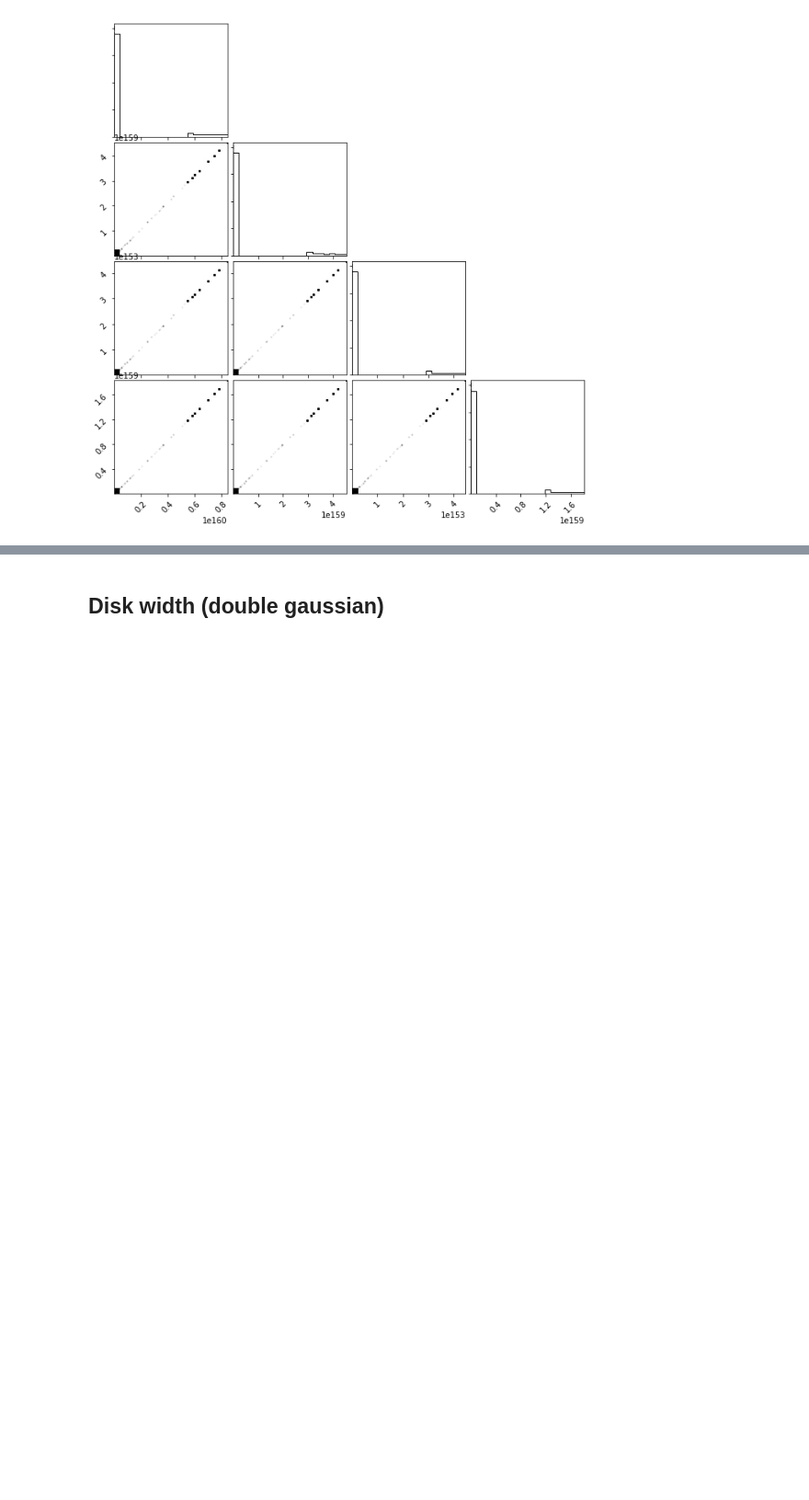
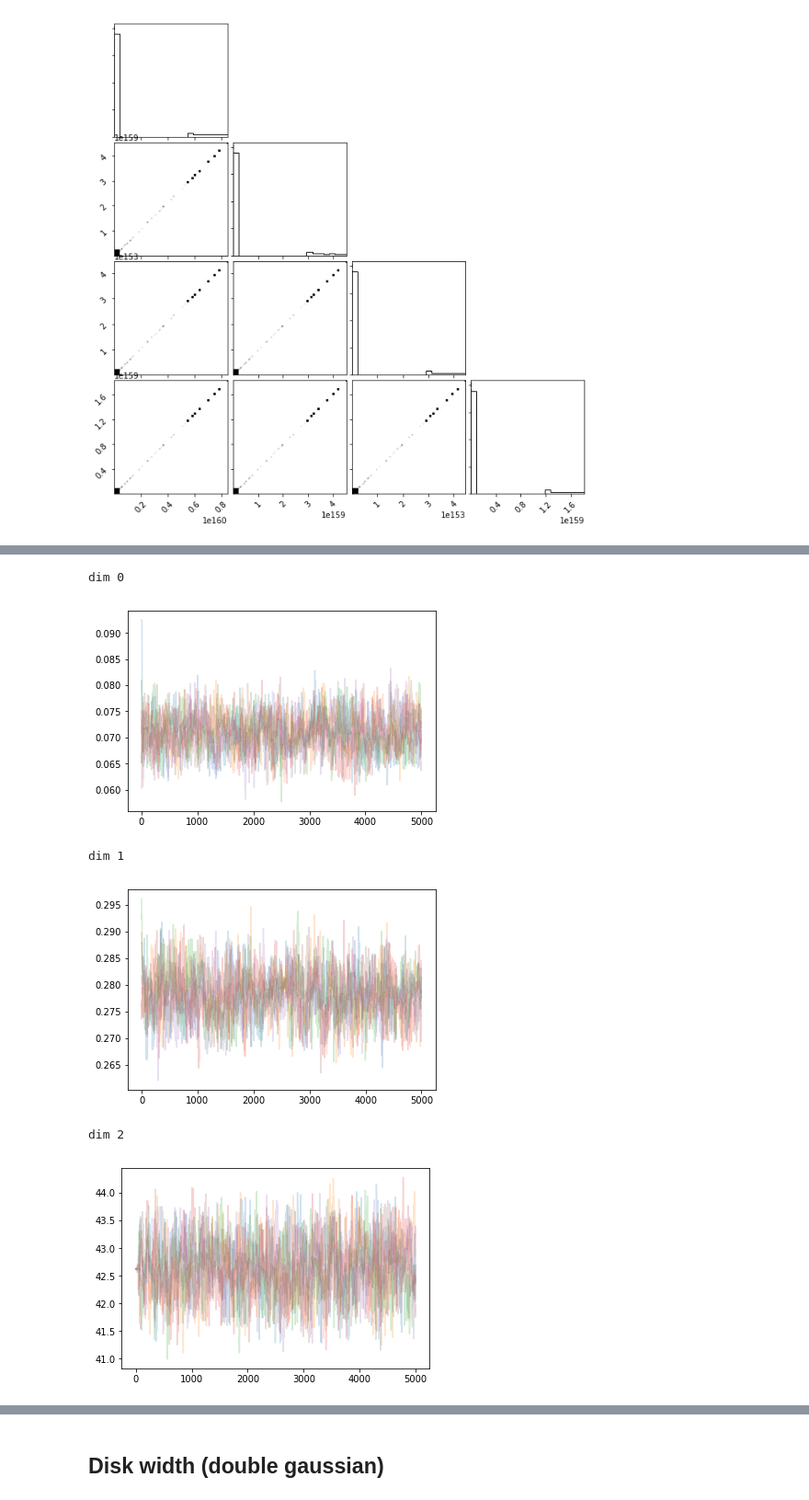
Before and after one commit to arthur-tsang/CO-project, a Jupyter notebook: mcmc.ipynb, the cells around one changed output, grey strips where cells are left out. Shown at 92% size. Cells and saved outputs as stored; diff of their text form; code cells hidden in the pictures; blank space fills up the shorter version.

```diff
--- a/mcmc.ipynb
+++ b/mcmc.ipynb
@@ -104,0 +112,29 @@ WARNING:root:Too few points to create valid contours
+# %%
+def log_prob(x):
+    w_fit_list = [single_gaussian(b, *x) for b in b_list]
+    lprob = sum(-(wf-w)**2/(2*we**2) for w,wf,we in zip(w_list, w_fit_list, w_err_list))
+    lprob += sum(np.log(1/np.sqrt(2*np.pi*sig**2)) for sig in w_err_list)
+    return lprob
+# %%
+ndim = 3
+nwalkers = 2 * ndim
+# %%
+popt_cheat = [-0.07096154,  0.27820271, 42.62602721]
+p0 = np.array([popt_cheat for _ in range(nwalkers)]) + 0.01 * np.random.randn(nwalkers, ndim)
+# %%
+sampler = emcee.EnsembleSampler(nwalkers, ndim, log_prob)
+state = sampler.run_mcmc(p0, 5000)
+chain = sampler.get_chain()
+# %%
+for dim in range(ndim):
+    print('dim', dim)
+    for walker in range(nwalkers):
+        plt.plot(abs(chain[:,walker,dim]), alpha=.2)
+    plt.show()
+# %% [output]
+dim 0
+[figure, added]
+dim 1
+[figure, added]
+dim 2
+[figure, added]
```
Also changed, not shown: parts of 8 cells of this notebook, 2 other files.
